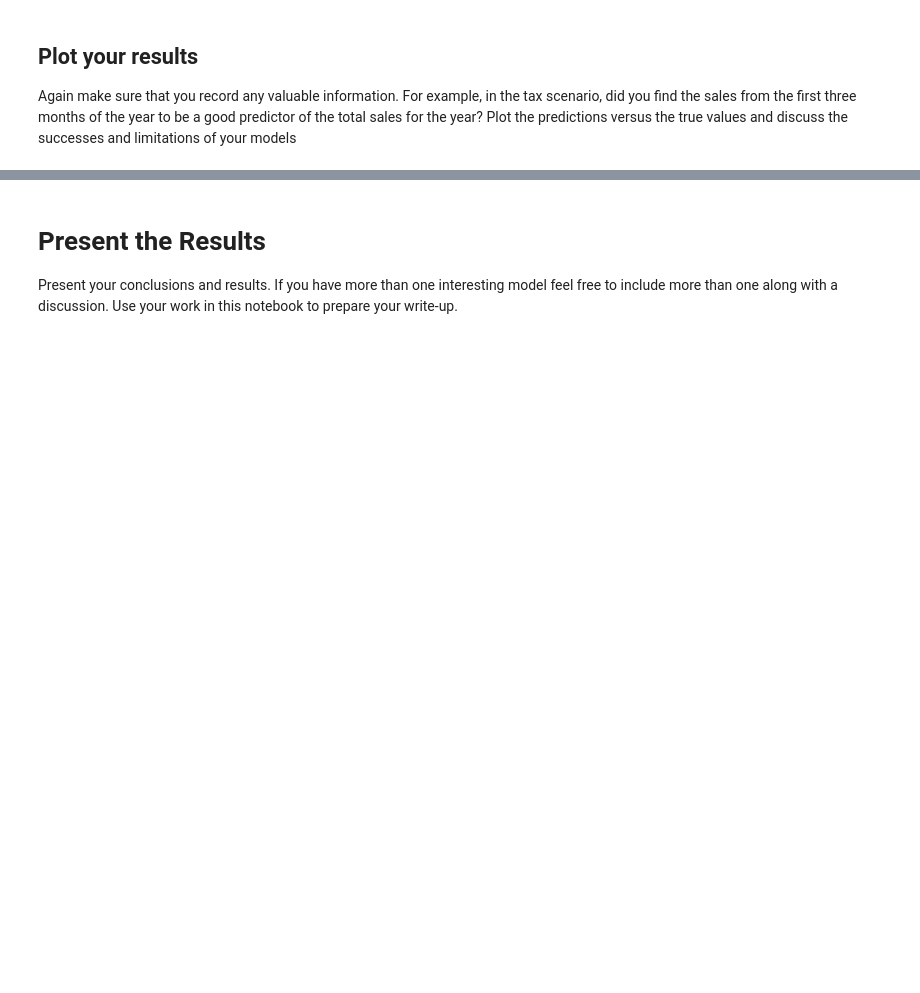
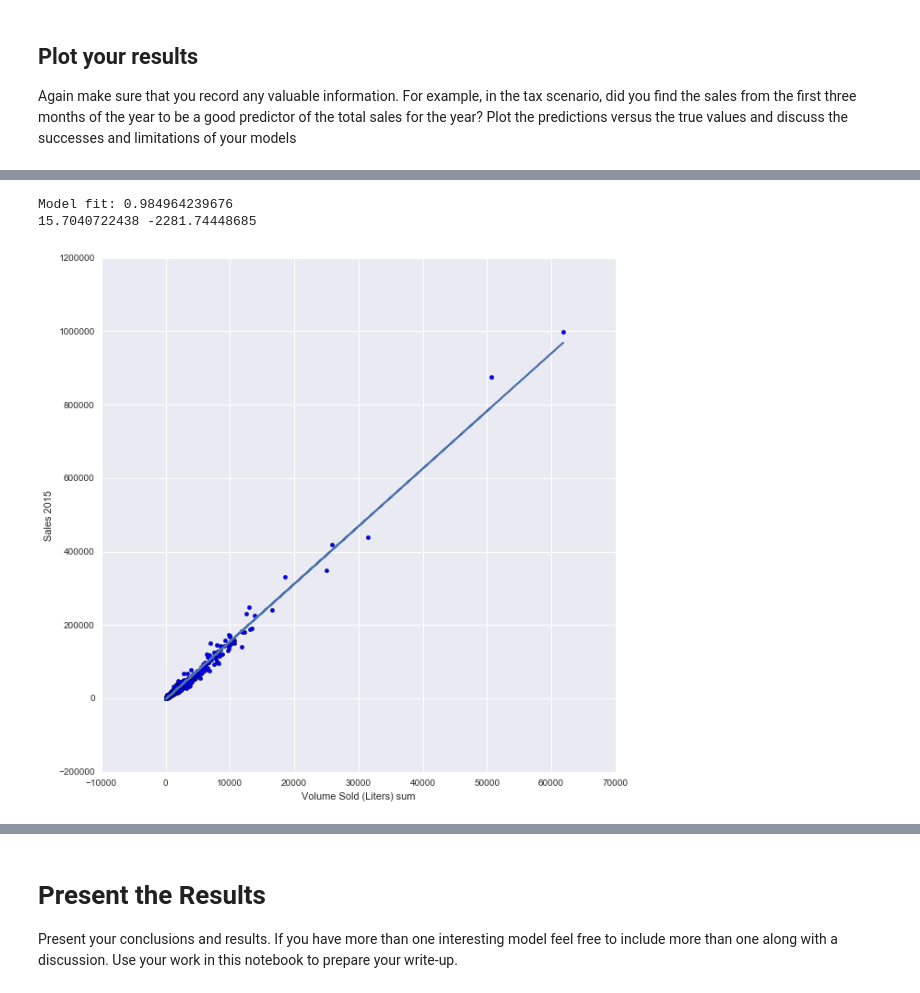
Before and after one commit to jrcmalunay/DSI-SF-1-JRCMALUNAY, a Jupyter notebook: projects/project-03/starter-code/Project 3 Starter Code.ipynb, the cells around one changed output, grey strips where cells are left out. Saved outputs shown, nothing was run; the diff lists cells and outputs as text; code cells hidden in the pictures; blank space fills up the shorter version.

```diff
--- a/projects/project-03/starter-code/Project 3 Starter Code.ipynb
+++ b/projects/project-03/starter-code/Project 3 Starter Code.ipynb
@@ -386,0 +330,21 @@ Again make sure that you record any valuable information. For example, in the ta
+# %%
+# Fited a model to find a Linear Regression
+
+lm = linear_model.LinearRegression()
+X = sales_update_nan[["Volume Sold (Liters) sum"]]
+y = sales_update_nan["2015 Sales"]
+lm.fit(X, y)
+predictions = lm.predict(X)
+print "Model fit:", lm.score(X, y)
+print lm.coef_[0], lm.intercept_
+
+# Plotted the model
+plt.scatter(X, y)
+plt.plot(X, predictions)
+plt.xlabel("Volume Sold (Liters) sum")
+plt.ylabel("Sales 2015")
+plt.show()
+# %% [output]
+Model fit: 0.984964239676
+15.7040722438 -2281.74448685
+[figure, added]
```
Also changed, not shown: parts of 22 cells of this notebook.
